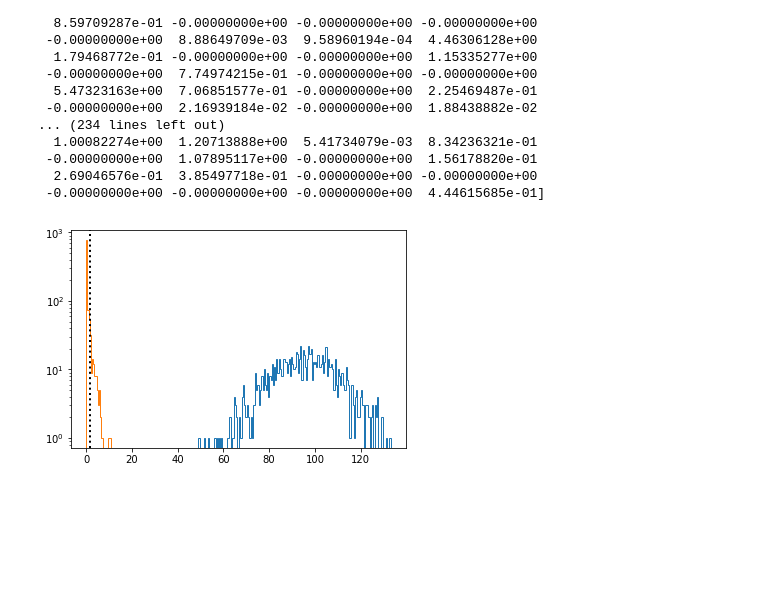
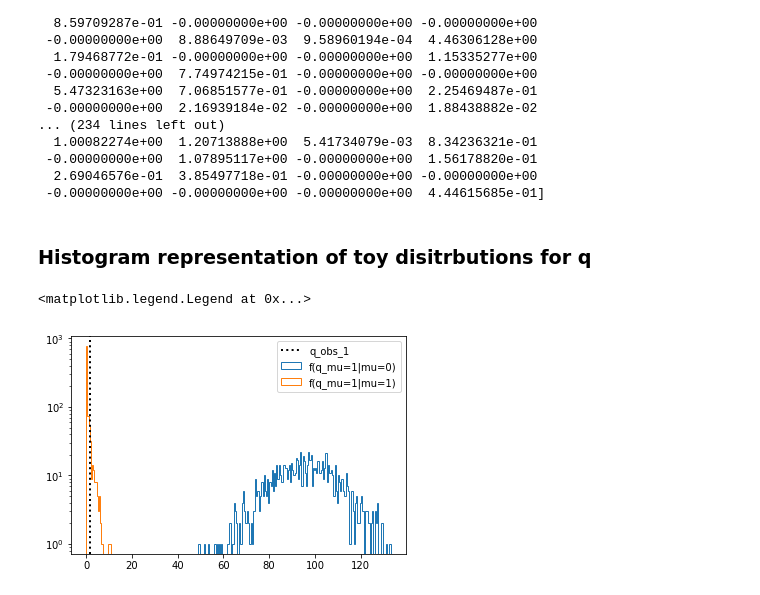
Before and after one commit to emabaci/LCP-mod.-B, a Jupyter notebook: final_project/Statistichal part.ipynb, the cells around one changed output. Drawn from its saved outputs; the diff is of its cells as text; code cells hidden in the pictures; blank space fills up the shorter version.

```diff
--- a/final_project/Statistichal part.ipynb
+++ b/final_project/Statistichal part.ipynb
@@ -328,14 +296,18 @@ print(q_1_1s)
  -0.00000000e+00  1.07895117e+00 -0.00000000e+00  1.56178820e-01
   2.69046576e-01  3.85497718e-01 -0.00000000e+00 -0.00000000e+00
  -0.00000000e+00 -0.00000000e+00 -0.00000000e+00  4.44615685e-01]
+# %% [markdown]
+### Histogram representation of toy disitrbutions for q
 # %%
-histogram_0 = plt.hist(q_0_1s, bins = np.arange(min(q_0_1s),max(q_0_1s) + 0.5,0.5),histtype = 'step',facecolor='c')
-histogram_1 = plt.hist(q_1_1s, bins = np.arange(min(q_1_1s),max(q_1_1s) + 0.5,0.5),histtype = 'step',facecolor='c')
-plt.axvline(q_obs_1, color='black', linestyle='dotted', linewidth=2)
+histogram_0 = plt.hist(q_0_1s, bins = np.arange(min(q_0_1s),max(q_0_1s) + 0.5,0.5),histtype = 'step',facecolor='c', label="f(q_mu=1|mu=0)")
+histogram_1 = plt.hist(q_1_1s, bins = np.arange(min(q_1_1s),max(q_1_1s) + 0.5,0.5),histtype = 'step',facecolor='c',label ="f(q_mu=1|mu=1)")
+plt.axvline(q_obs_1, color='black', linestyle='dotted', linewidth=2, label = "q_obs_1")
 plt.yscale('log')
+plt.legend()
 #plt.xlim((0,30))
 # %% [output]
+<matplotlib.legend.Legend at 0x...>
-[figure, old version]
+[figure, new version]
 # %%
 #We have put in the line for q_obs_1, which is the q-funciton evaluated with mu_1 = 1 and mu_2 = best fit
 #We get that this is very low, much lower than in the cms-document. The value for q with the ratio of no signal vs. best fit
```
Also changed, not shown: parts of 12 cells of this notebook, 1 other file.
